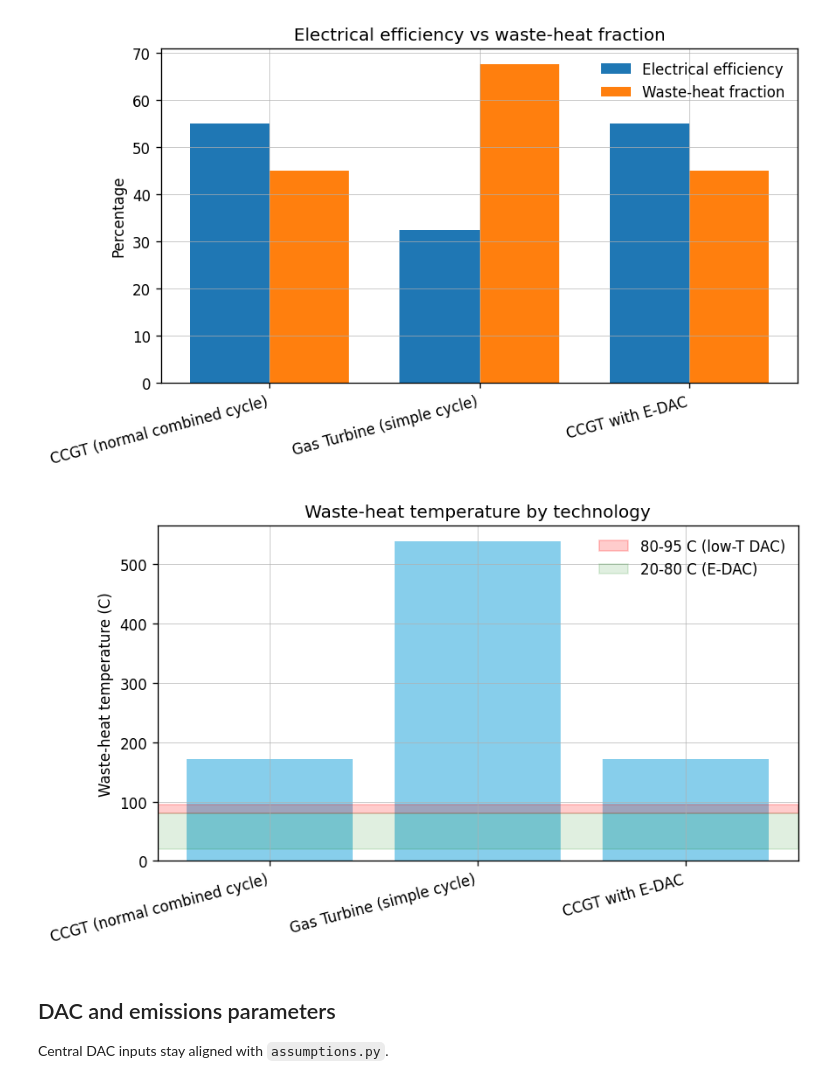
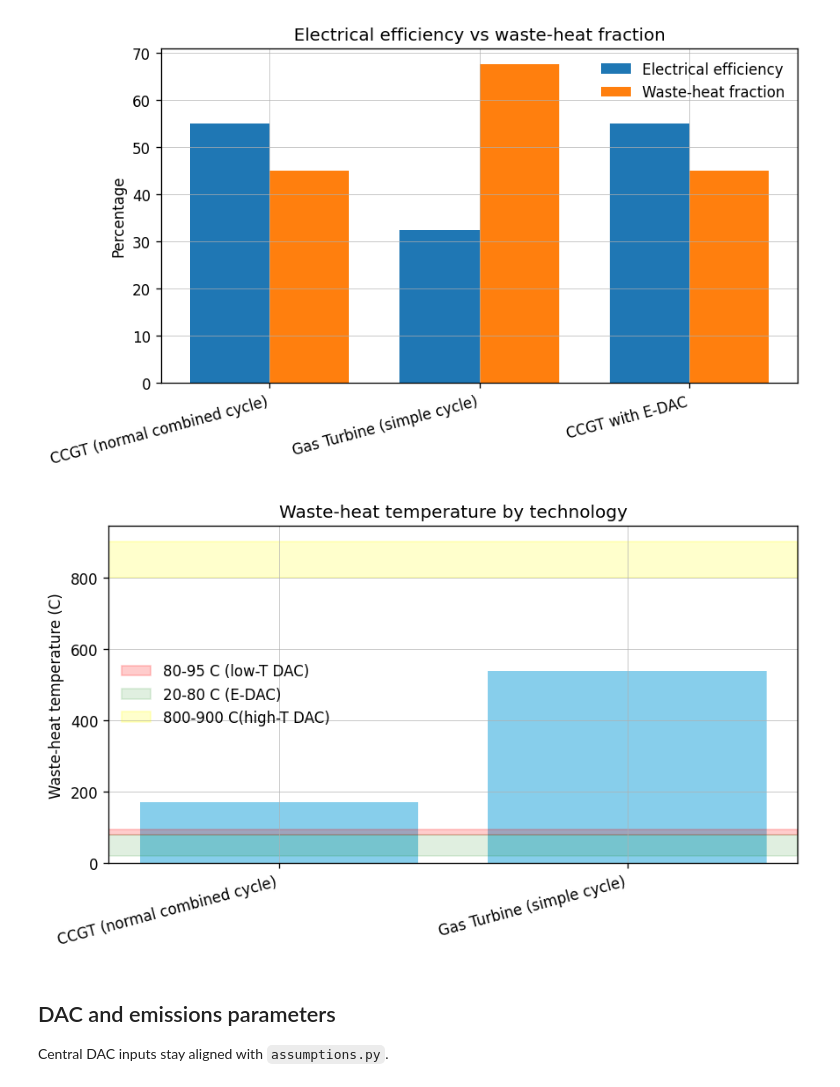
Before and after one commit to Yutong-Ren338/uk-energy-system-2050, a Jupyter notebook: nbs/Gas_techs_update.ipynb, the cells around one changed output. Saved outputs shown, nothing was run; the diff lists cells and outputs as text; code cells hidden in the pictures.

```diff
--- a/nbs/Gas_techs_update.ipynb
+++ b/nbs/Gas_techs_update.ipynb
@@ -24,6 +24,8 @@ GAS_CO2_INTENSITY_GT = 0.50 * U.t / U.MWh    # GT
 
 Efficiencies, waste-heat fractions, low-temperature usability, and DAC electricity draw for each gas technology.
 # %%
+edac_elec_per_t = 1.25 * U.MWh / U.t  # E-DAC electricity per tCO2
+
 tech_params = pd.DataFrame(
     {
         "eta_elec": [0.55, 0.325, 0.55],
@@ -33,7 +35,7 @@ tech_params = pd.DataFrame(
         "dac_elec_per_t": [
             A.LTDAC.ElectricityPerTonCO2.to(U.MWh / U.t),
             A.LTDAC.ElectricityPerTonCO2.to(U.MWh / U.t),
-            A.LTDAC.ElectricityPerTonCO2.to(U.MWh / U.t),
+            edac_elec_per_t,
         ],
         "co2_intensity": [
             GAS_CO2_INTENSITY_CCGT,
@@ -44,9 +46,10 @@ tech_params = pd.DataFrame(
     index=[
         "CCGT (normal combined cycle)",
         "Gas Turbine (simple cycle)",
-        "CCGT with LTDAC",
+        "CCGT with E-DAC",
     ],
 )
+
 
 display(
     tech_params.assign(
@@ -90,22 +93,27 @@ plt.show()
 # %% [output]
 [figure]
 # %%
+plot_params = tech_params.loc[
+    ["CCGT (normal combined cycle)", "Gas Turbine (simple cycle)"]
+]
+
 fig, ax = plt.subplots()
-x = np.arange(len(tech_params))
-ax.bar(x, tech_params["waste_temp_C"], color="skyblue")
+x = np.arange(len(plot_params))
+ax.bar(x, plot_params["waste_temp_C"], color="skyblue")
 
 ax.axhspan(80, 95, color="red", alpha=0.20, label="80-95 C (low-T DAC)")
 ax.axhspan(20, 80, color="green", alpha=0.12, label="20-80 C (E-DAC)")
+ax.axhspan(800, 900, color="yellow", alpha=0.20, label="800-900 C(high-T DAC)")
 
 ax.set_xticks(x)
-ax.set_xticklabels(tech_params.index, rotation=15, ha="right")
+ax.set_xticklabels(plot_params.index, rotation=15, ha="right")
 ax.set_ylabel("Waste-heat temperature (C)")
 ax.set_title("Waste-heat temperature by technology")
 ax.legend()
 plt.tight_layout()
 plt.show()
 # %% [output]
-[figure, old version]
+[figure, new version]
 # %% [markdown]
 ## DAC and emissions parameters
 
```
Also changed, not shown: parts of 6 cells of this notebook, 12 other files.
